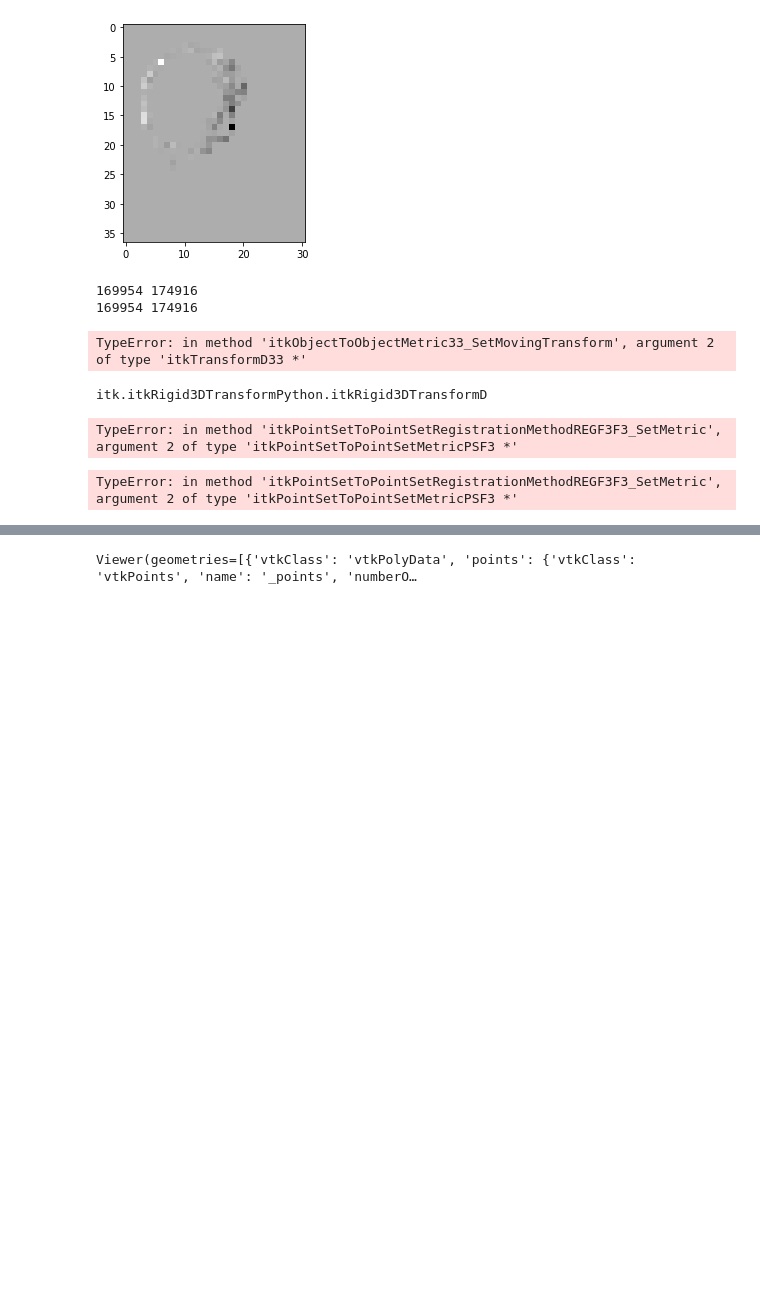
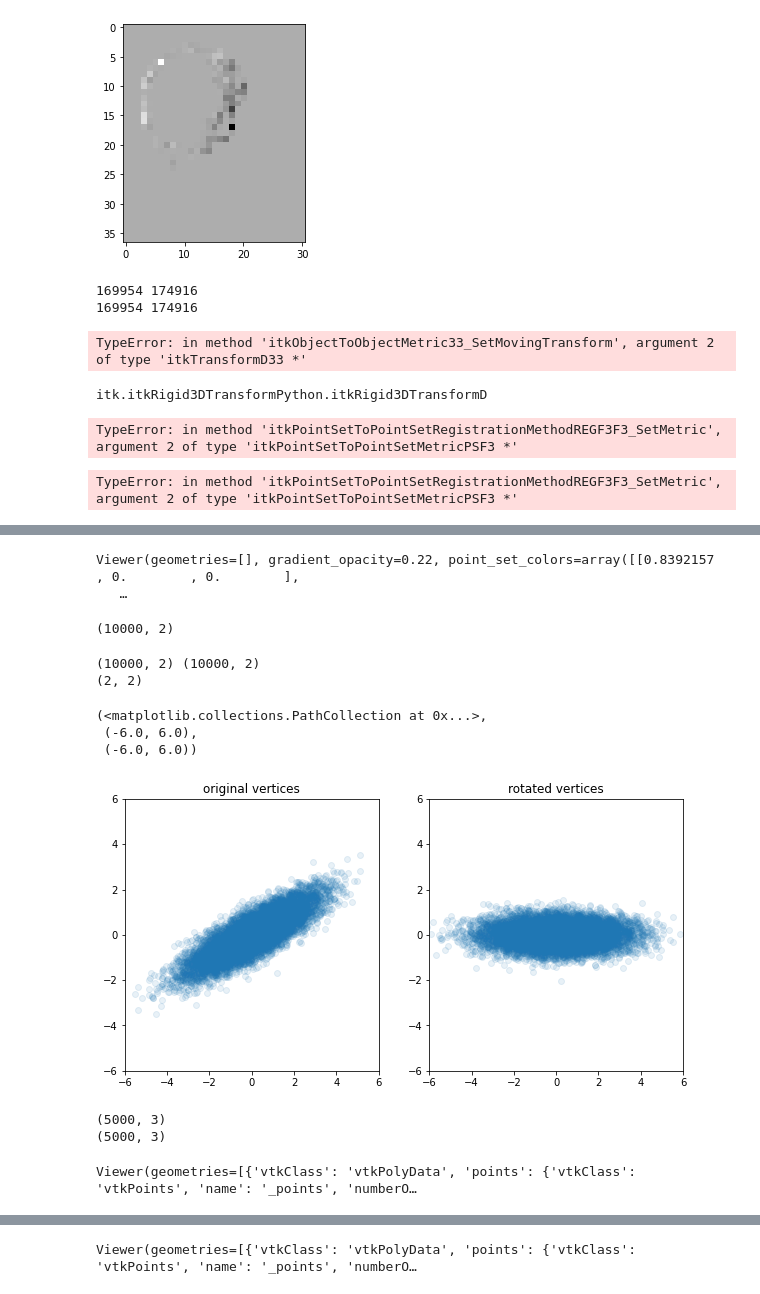
Before and after one commit to PranjalSahu/SlicerMorphExperiments, a Jupyter notebook: TestTSD.ipynb, the cells around one changed output, grey strips where cells are left out. Saved outputs shown, nothing was run; the diff lists cells and outputs as text; code cells hidden in the pictures; blank space fills up the shorter version.

```diff
--- a/TestTSD.ipynb
+++ b/TestTSD.ipynb
@@ -968,0 +964,5 @@ Viewer(geometries=[{'vtkClass': 'vtkPolyData', 'points': {'vtkClass': 'vtkPoints
+# %%
+view(point_sets=[vr1, vr2])
+# %% [output]
+Viewer(geometries=[], gradient_opacity=0.22, point_set_colors=array([[0.8392157 , 0.        , 0.        ],
+   …
@@ -969,3 +974,62 @@ Viewer(geometries=[{'vtkClass': 'vtkPolyData', 'points': {'vtkClass': 'vtkPoints
+# %%
+import numpy as np;
+import matplotlib.pyplot as plt
+
+vertices = np.random.randn(10000, 2) / 2
+vertices[:, 0] *= 3
+vertices[:, 1] += vertices[:, 0] * 0.5;
+
+
+print(vertices.shape)
+# %% [output]
+(10000, 2)
+# %%
+print(vc.shape, vr.shape)
+print(Vt.shape)
+# %% [output]
+(10000, 2) (10000, 2)
+(2, 2)
+# %%
+vc = vertices - vertices.mean(axis=0)
+U, S, Vt = np.linalg.svd(vc)
+vr = vc @ Vt.T
+
+plt.figure(figsize=(10, 5))
+plt.subplot(1,2,1)
+plt.title('original vertices')
+plt.scatter(vc[:, 0], vc[:, 1], alpha=0.1), plt.xlim([-6, 6]), plt.ylim([-6, 6])
+plt.subplot(1,2,2)
+plt.title('rotated vertices')
+plt.scatter(vr[:, 0], vr[:, 1], alpha=0.1), plt.xlim([-6, 6]), plt.ylim([-6, 6])
+# %% [output]
+(<matplotlib.collections.PathCollection at 0x...>,
+ (-6.0, 6.0),
+ (-6.0, 6.0))
+[figure, added]
+# %%
+import vtk.util.numpy_support as nps
+
+
+points_numpy = np.array(points.GetData())
+idx = np.random.randint(points_numpy.shape[0], size=5000)
+
+points_numpy_selected = points_numpy[idx, :]
+#print(points_numpy_selected.shape)
+
+vtkPts = vtk.vtkPoints()
+vtkPts.SetData(nps.numpy_to_vtk(points_numpy_selected, deep=True))
+sourcePolyData.SetPoints(vtkPts)
+
+points = sourcePolyData.GetPoints()
+points_numpy = np.array(points.GetData())
+print(points_numpy.shape)
+# %% [output]
+(5000, 3)
+(5000, 3)
+# %%
+view(geometries=[tpd.GetOutput(),  transform.GetOutput()])
+# %% [output]
+Viewer(geometries=[{'vtkClass': 'vtkPolyData', 'points': {'vtkClass': 'vtkPoints', 'name': '_points', 'numberO…
 # %%
 import itk
 import vtk
```
Also changed, not shown: parts of 16 cells of this notebook.
